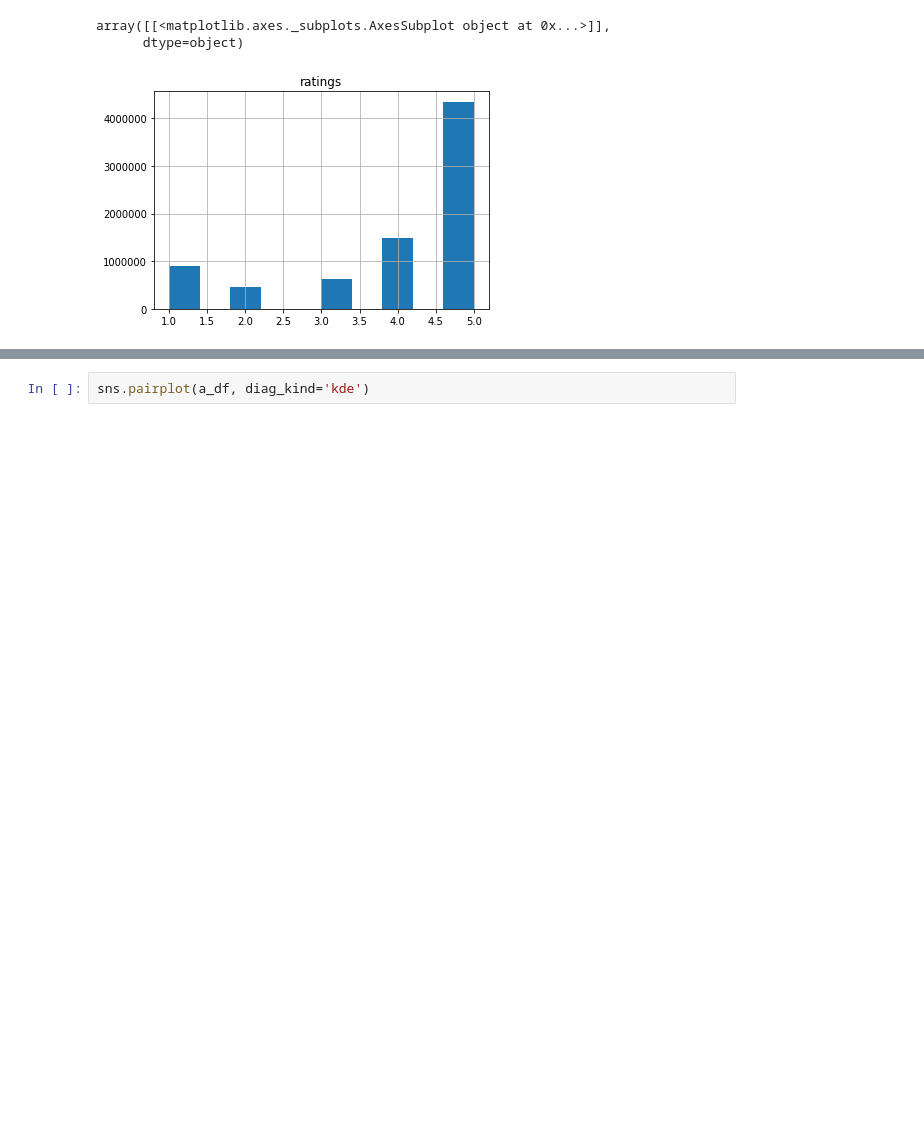
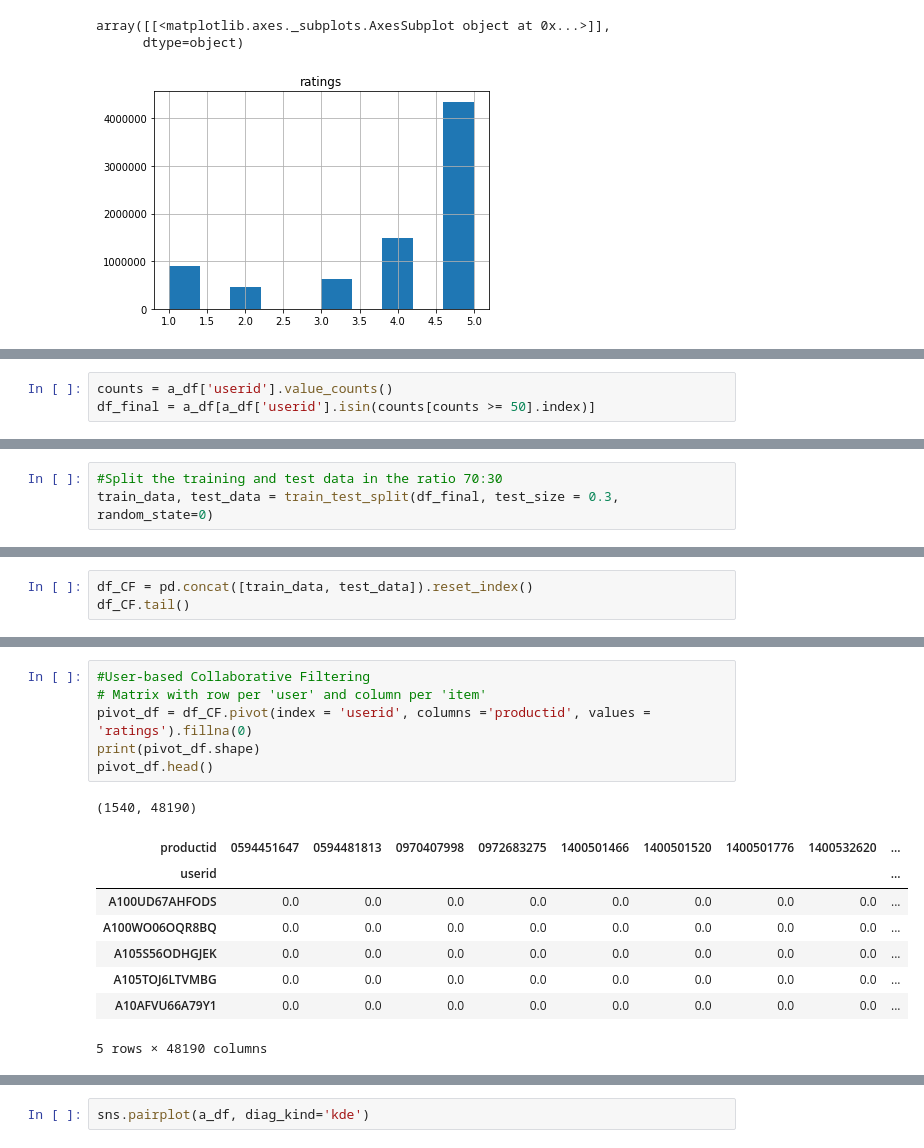
Before and after one commit to GreatLearningAIML1/bangalore-feb-batch-sandeshkannur, a Jupyter notebook: RecommSystems_R5_Project1_Sandesh_Kannur.ipynb, the cells around one changed output, grey strips where cells are left out. Drawn from its saved outputs; the diff is of its cells as text; blank space fills up the shorter version.

```diff
--- a/RecommSystems_R5_Project1_Sandesh_Kannur.ipynb
+++ b/RecommSystems_R5_Project1_Sandesh_Kannur.ipynb
@@ -54,0 +108,3 @@ array([[<matplotlib.axes._subplots.AxesSubplot object at 0x...>]],
+# %%
+counts = a_df['userid'].value_counts()
+df_final = a_df[a_df['userid'].isin(counts[counts >= 50].index)]
@@ -54,0 +115,3 @@ array([[<matplotlib.axes._subplots.AxesSubplot object at 0x...>]],
+# %%
+#Split the training and test data in the ratio 70:30
+train_data, test_data = train_test_split(df_final, test_size = 0.3, random_state=0)
@@ -54,0 +200,3 @@ array([[<matplotlib.axes._subplots.AxesSubplot object at 0x...>]],
+# %%
+df_CF = pd.concat([train_data, test_data]).reset_index()
+df_CF.tail()
@@ -54,0 +210,16 @@ array([[<matplotlib.axes._subplots.AxesSubplot object at 0x...>]],
+# %%
+#User-based Collaborative Filtering
+# Matrix with row per 'user' and column per 'item'
+pivot_df = df_CF.pivot(index = 'userid', columns ='productid', values = 'ratings').fillna(0)
+print(pivot_df.shape)
+pivot_df.head()
+# %% [output]
+(1540, 48190)
+| productid | 0594451647 | 0594481813 | 0970407998 | 0972683275 | 1400501466 | 1400501520 | 1400501776 | 1400532620 | ... |
+| userid |  |  |  |  |  |  |  |  | ... |
+| A100UD67AHFODS | 0.0 | 0.0 | 0.0 | 0.0 | 0.0 | 0.0 | 0.0 | 0.0 | ... |
+| A100WO06OQR8BQ | 0.0 | 0.0 | 0.0 | 0.0 | 0.0 | 0.0 | 0.0 | 0.0 | ... |
+| A105S56ODHGJEK | 0.0 | 0.0 | 0.0 | 0.0 | 0.0 | 0.0 | 0.0 | 0.0 | ... |
+| A105TOJ6LTVMBG | 0.0 | 0.0 | 0.0 | 0.0 | 0.0 | 0.0 | 0.0 | 0.0 | ... |
+| A10AFVU66A79Y1 | 0.0 | 0.0 | 0.0 | 0.0 | 0.0 | 0.0 | 0.0 | 0.0 | ... |
+5 rows × 48190 columns
```
Also changed, not shown: parts of 31 cells of this notebook.
